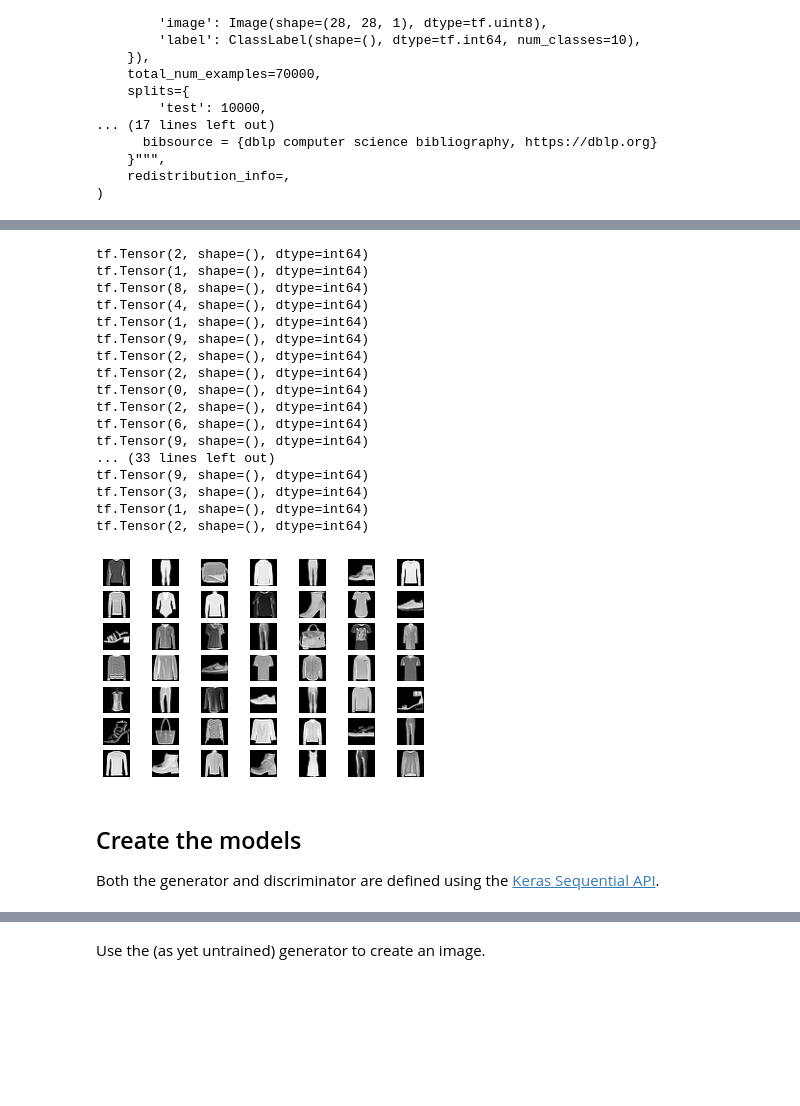
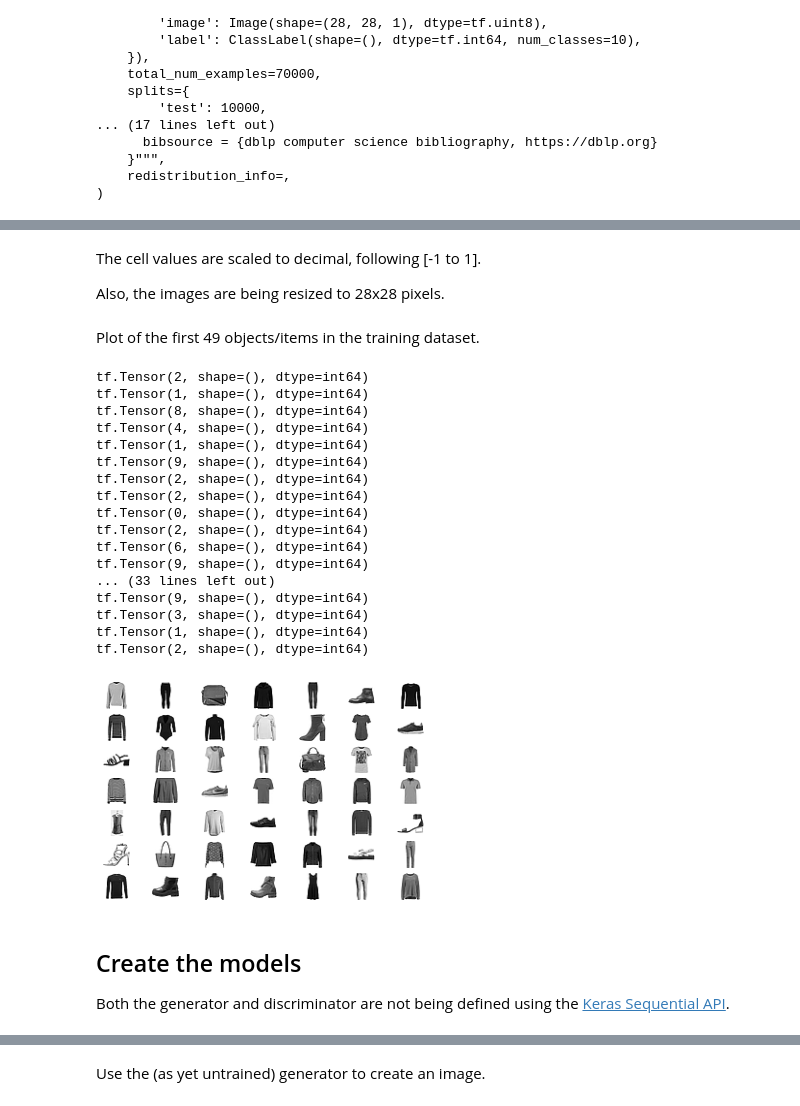
Before and after one commit to juanbretti/gmbd_ml3_group_practice_2, a Jupyter notebook: Solution/JPBM/03_cdcgan_fashion_mnist_template(1).ipynb, the cells around one changed output, grey strips where cells are left out. Drawn from its saved outputs; the diff is of its cells as text; code cells hidden in the pictures; blank space fills up the shorter version.

```diff
--- a/Solution/JPBM/03_cdcgan_fashion_mnist_template(1).ipynb
+++ b/Solution/JPBM/03_cdcgan_fashion_mnist_template(1).ipynb
@@ -87,5 +113,9 @@ tfds.core.DatasetInfo(
 # %%
 (train_dataset_raw) = builder.as_dataset(split="train", as_supervised=True)
+# %% [markdown]
+The cell values are scaled to decimal, following [-1 to 1].
+
+Also, the images are being resized to 28x28 pixels.
 # %%
 def format_example(image, label):
   image = tf.cast(image, tf.float32)
@@ -98,39 +129,41 @@ train_dataset = train_dataset_raw.map(format_example)
+# %% [markdown]
+Plot of the first 49 objects/items in the training dataset.
 # %%
 i = 0
 for image, label in train_dataset.take(49):
   # define subplot
   plt.subplot(7, 7, 1 + i)
   # turn off axis
   plt.axis('off')
   # plot raw pixel data
   image = (image + 1.0) / 2.0
-  plt.imshow(image[:,:,0], cmap='gray')
+  plt.imshow(image[:,:,0], cmap='gray_r')
   i = i + 1
   print(label)
 plt.show()
 # %% [output]
 tf.Tensor(2, shape=(), dtype=int64)
 tf.Tensor(1, shape=(), dtype=int64)
 tf.Tensor(8, shape=(), dtype=int64)
 tf.Tensor(4, shape=(), dtype=int64)
 tf.Tensor(1, shape=(), dtype=int64)
 tf.Tensor(9, shape=(), dtype=int64)
 tf.Tensor(2, shape=(), dtype=int64)
 tf.Tensor(2, shape=(), dtype=int64)
 tf.Tensor(0, shape=(), dtype=int64)
 tf.Tensor(2, shape=(), dtype=int64)
 tf.Tensor(6, shape=(), dtype=int64)
 tf.Tensor(9, shape=(), dtype=int64)
 ... (33 lines left out)
 tf.Tensor(9, shape=(), dtype=int64)
 tf.Tensor(3, shape=(), dtype=int64)
 tf.Tensor(1, shape=(), dtype=int64)
 tf.Tensor(2, shape=(), dtype=int64)
-[figure, old version]
+[figure, new version]
 # %% [markdown]
 ## Create the models
 
-Both the generator and discriminator are defined using the [Keras Sequential API](https://www.tensorflow.org/guide/keras#sequential_model).
+Both the generator and discriminator are not being defined using the [Keras Sequential API](https://www.tensorflow.org/guide/keras#sequential_model).
 # %% [markdown]
 ### The Generator
 
```
Also changed, not shown: parts of 37 cells of this notebook.
